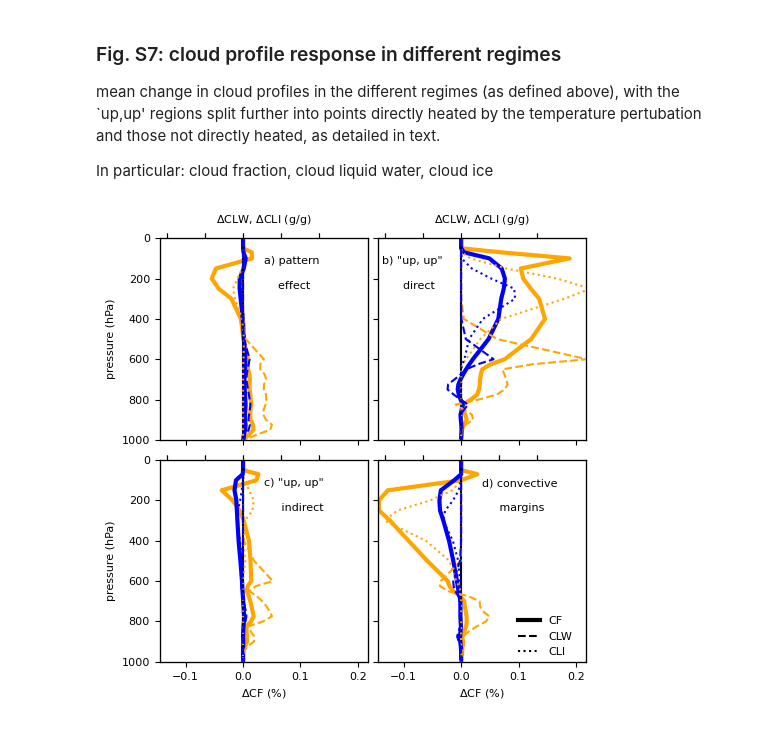
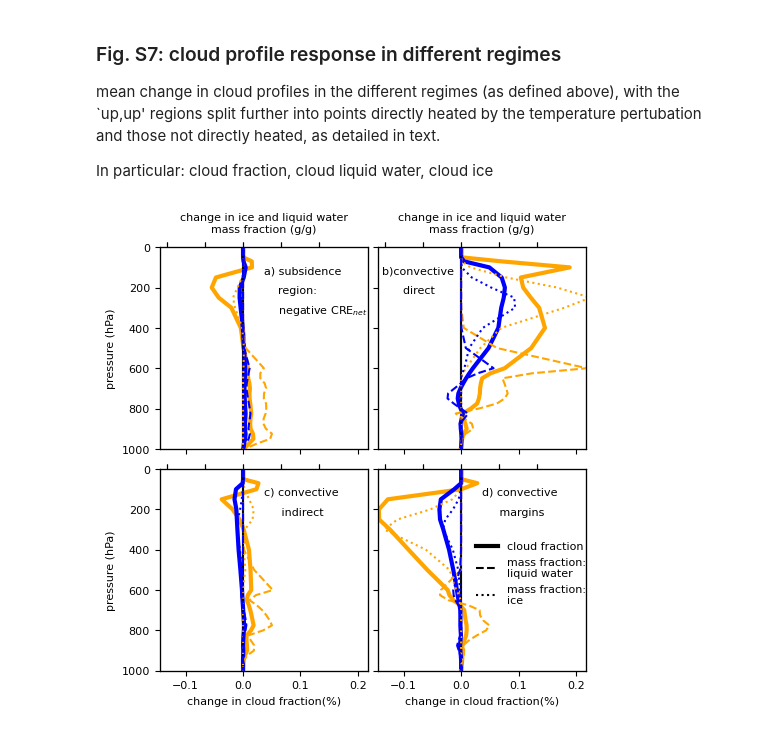
Before and after one commit to Climate-Dynamics-Lab/responses-patterned-warming, a Jupyter notebook: joint_histograms.ipynb, the cells around one changed output. Cells and saved outputs as stored; diff of their text form; code cells hidden in the pictures.

```diff
--- a/joint_histograms.ipynb
+++ b/joint_histograms.ipynb
@@ -2604,7 +2807,7 @@ for k in [2,3]:
 
         delta_netcre = delta_lwcre + delta_swcre
 
-        r1 = ones.where(instability_ctrl_adjusted<0).where(instability_adjusted<0).where(delta_netcre <0).where(landmask.notnull()==False)
+        r1 = ones.where(instability_ctrl_adjusted<0).where(instability_adjusted<0).where(delta_netcre<0).where(landmask.notnull()==False)
         r2 = ones.where(instability_ctrl_adjusted>0).where(instability_adjusted>0).where(patch_ex.notnull()==True).where(landmask.notnull()==False)
         r3 = ones.where(instability_ctrl_adjusted>0).where(instability_adjusted>0).where(patch_ex.notnull()==False).where(landmask.notnull()==False)
         r4 = ones.where(instability_ctrl_adjusted>0).where(instability_adjusted<0).where(landmask.notnull()==False)
@@ -2655,12 +2858,12 @@ for k in [2,3]:
 
         if j==5:
             ax9 = ax1.twiny()
-            ax9.plot((reg1_clw - reg1_ctrl_clw),p_in_hPa,  '--', color = patch_cols[k], label = 'CLW')
-            ax9.plot((reg1_cli - reg1_ctrl_cli),p_in_hPa,  ':', color = patch_cols[k], label = 'CLI')
+            ax9.plot((reg1_clw - reg1_ctrl_clw),p_in_hPa,  '--', color = patch_cols[k])
+            ax9.plot((reg1_cli - reg1_ctrl_cli),p_in_hPa,  ':', color = patch_cols[k])
             ax9.set_xlim(clw_lims)
             ax9.set_xticks(clw_ticks)
             if k==2:
-                ax9.set_xlabel('$\Delta$CLW, $\Delta$CLI (g/g)')
+                ax9.set_xlabel('change in ice and liquid water\nmass fraction (g/g)')
 
 
             ax10 = ax2.twiny()
@@ -2669,7 +2872,7 @@ for k in [2,3]:
             ax10.set_xlim(clw_lims)
             ax10.set_xticks(clw_ticks)
             if k==2:
-                ax10.set_xlabel('$\Delta$CLW, $\Delta$CLI (g/g)')
+                ax10.set_xlabel('change in ice and liquid water\nmass fraction (g/g)')
 
             ax11 = ax3.twiny()
             ax11.plot((reg3_clw - reg3_ctrl_clw), p_in_hPa, '--', color = patch_cols[k])
@@ -2678,42 +2881,44 @@ for k in [2,3]:
             ax11.set_xticks(clw_ticks)
 
             ax12 = ax4.twiny()
             ax12.plot((reg4_clw - reg4_ctrl_clw), p_in_hPa, '--', color = patch_cols[k])
             ax12.plot((reg4_cli - reg4_ctrl_cli), p_in_hPa, ':', color = patch_cols[k])
             ax12.set_xlim(clw_lims)
             ax12.set_xticks(clw_ticks)
 
             ax9.set_xticklabels('')
             ax10.set_xticklabels('')
             ax11.set_xticklabels('')
             ax12.set_xticklabels('')
 
 l1 = Line2D([0], [0], color='k', lw=3)
 l2 = Line2D([0], [0], color='k', linestyle = '--')
 l3= Line2D([0], [0], color='k', linestyle = ':')
-#['cloud fraction', 'cloud liquid water', 'cloud liquid ice']
-ax12.legend([l1, l2, l3], ['CF', 'CLW', 'CLI'], loc = (0.65,0),frameon = False)
-axes[0].text(0.5, 0.87, lets[0] + ' pattern' , transform=axes[0].transAxes)
-axes[0].text(0.5, 0.75, '    effect' , transform=axes[0].transAxes)
-axes[1].text(0.02, 0.87, lets[1] + ' "up, up"'  , transform=axes[1].transAxes)
-axes[1].text(0.02, 0.75, '      direct', transform=axes[1].transAxes)
 
-axes[2].text(0.5, 0.87, lets[2] + ' "up, up"'  , transform=axes[2].transAxes)
-axes[2].text(0.5, 0.75, '     indirect', transform=axes[2].transAxes)
+ax12.legend([l1, l2, l3], ['cloud fraction', 'mass fraction:\nliquid water', 'mass fraction:\nice'], loc = (0.45,0.3),frameon = False)
+axes[0].text(0.5, 0.87, lets[0] + ' subsidence' , transform=axes[0].transAxes)
+axes[0].text(0.5, 0.77, '    region: ', transform=axes[0].transAxes)
+axes[0].text(0.5, 0.67, '    negative CRE$_{net}$' , transform=axes[0].transAxes)
+
+axes[1].text(0.02, 0.87, lets[1] + 'convective'  , transform=axes[1].transAxes)
+axes[1].text(0.02, 0.77, '      direct', transform=axes[1].transAxes)
+
+axes[2].text(0.5, 0.87, lets[2] + ' convective'  , transform=axes[2].transAxes)
+axes[2].text(0.5, 0.77, '     indirect', transform=axes[2].transAxes)
 
 axes[3].text(0.5, 0.87, lets[3] + ' convective'  , transform=axes[3].transAxes)
-axes[3].text(0.5, 0.75, '     margins', transform=axes[3].transAxes)
+axes[3].text(0.5, 0.77, '     margins', transform=axes[3].transAxes)
 
 #[axes[dd].text(0.48, 0.87, lets[dd] + ' ' +regimes[dd] , transform=axes[dd].transAxes) for dd in [0,2,3]]
 #[axes[dd].text(0.02, 0.87, lets[dd] + ' ' +regimes[dd] , transform=axes[dd].transAxes) for dd in [1]]
 #[axes[dd].text(0.05, 0.05, , transform=axes[dd].transAxes) for dd in range(3)]
 plt.setp(axes, ylim = [1000, 0])
-plt.setp([axes[2], axes[3]], xlabel = '$\Delta$CF (%)')
+plt.setp([axes[2], axes[3]], xlabel = 'change in cloud fraction(%)')
 plt.setp([axes[0], axes[1]], xticklabels = '')
 plt.setp([axes[0], axes[2]], ylabel = 'pressure (hPa)')
 plt.setp([axes[1], axes[3]], yticklabels = '')
 fig.subplots_adjust(wspace= 0.1, hspace = 0.1)
 fig.set_size_inches(5.5,5.5)
-fig.savefig('newplots/SIFig7.png', bbox_inches = 'tight', dpi = 300)
+fig.savefig('revised_plots/SIFig9.png', bbox_inches = 'tight', dpi = 300)
 # %% [output]
-[figure, old version]
+[figure, new version]
```
Also changed, not shown: parts of 15 cells of this notebook, 1 other file.
